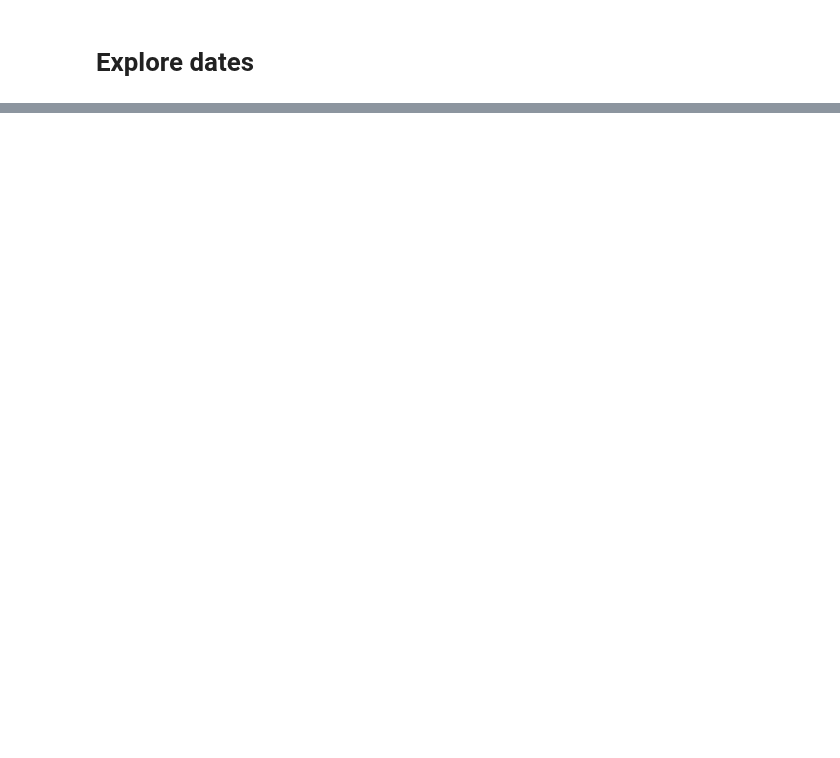
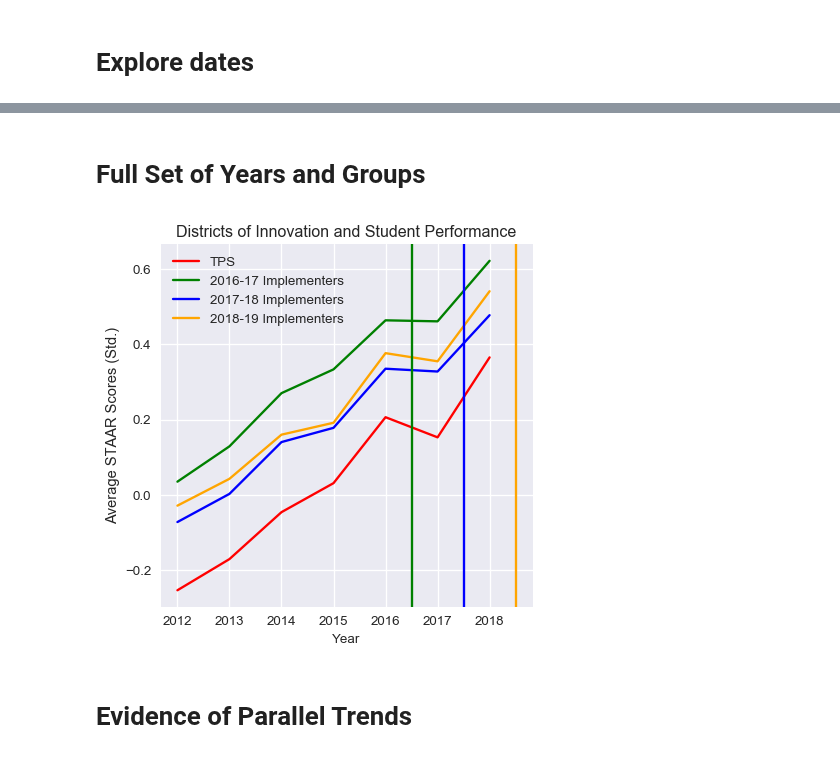
Before and after one commit to KylieLAnglin/dofis, a Jupyter notebook: analysis/causal/graphs_trends.ipynb, the cells around one changed output, grey strips where cells are left out. Cells and saved outputs as stored; diff of their text form; code cells hidden in the pictures; blank space fills up the shorter version.

```diff
--- a/analysis/causal/graphs_trends.ipynb
+++ b/analysis/causal/graphs_trends.ipynb
@@ -55,3 +59,33 @@ df
+# %% [markdown]
+# Full Set of Years and Groups
+# %%
+plt.style.use('seaborn')
+my_dpi=96
+plt.figure(figsize=(480/my_dpi, 480/my_dpi), dpi=my_dpi)
+
+# Pre
+plt.plot(df_control.year, df_control.avescores, color = 'red', label = 'TPS')
+plt.plot(df_treat2016.year, df_treat2016.avescores, color = 'green', label = '2016-17 Implementers')
+plt.plot(df_treat2017.year, df_treat2017.avescores, color = 'blue', label = '2017-18 Implementers')
+plt.plot(df_treat2018.year, df_treat2018.avescores, color = 'orange', label = '2018-19 Implementers')
+
+plt.axvline(x = 2016.5, color = 'green')
+plt.axvline(x = 2017.5, color = 'blue')
+plt.axvline(x = 2018.5, color = 'orange')
+
+plt.legend()
+
+
+plt.ylabel('Average STAAR Scores (Std.)')
+plt.title('Districts of Innovation and Student Performance')
+plt.xlabel('Year', size = 'medium')
+
+
+plt.show()
+# %% [output]
+[figure, added]
+# %% [markdown]
+# Evidence of Parallel Trends
 # %%
 plt.style.use('seaborn')
 my_dpi=96
```
Also changed, not shown: parts of 27 cells of this notebook, 3 other files.
